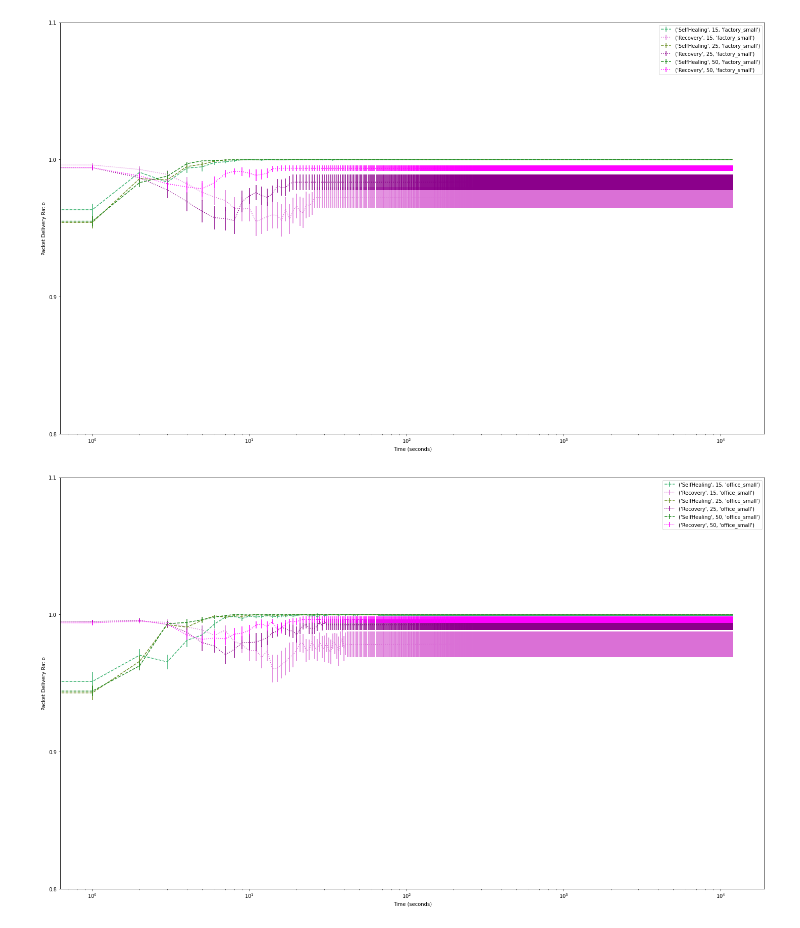
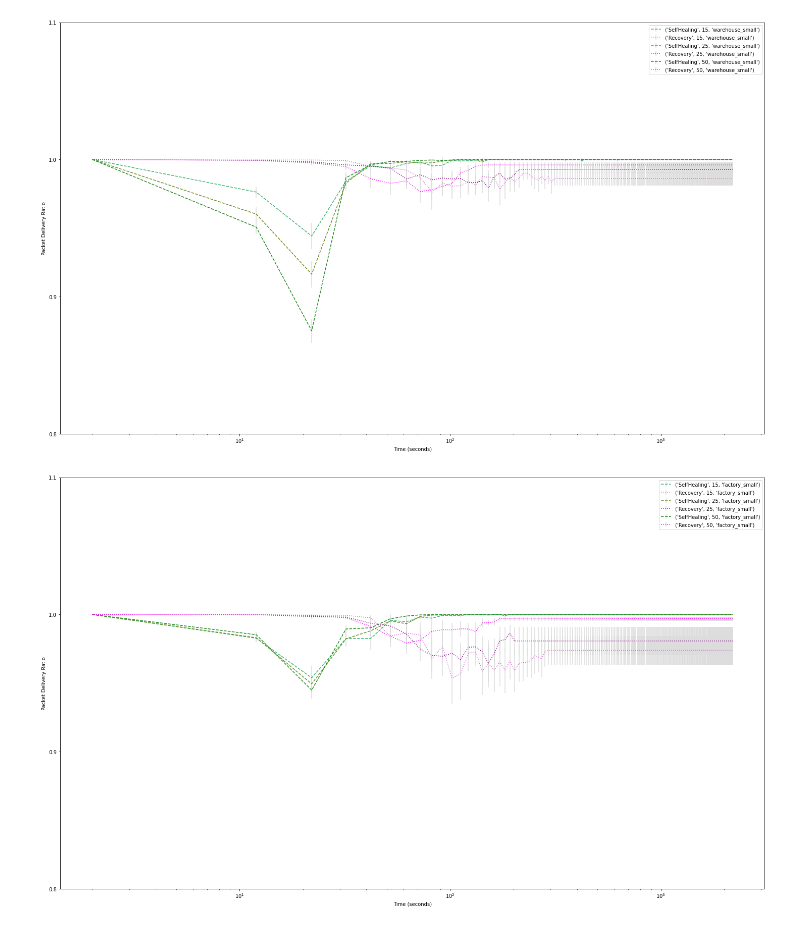
Before and after one commit to openwsn-berkeley/Atlas, a Jupyter notebook: AtlasAnalysis.ipynb, the cells around one changed output. Drawn from its saved outputs; the diff is of its cells as text; code cells hidden in the pictures.

Commit message:
#250. updated plots

```diff
--- a/AtlasAnalysis.ipynb
+++ b/AtlasAnalysis.ipynb
@@ -23,7 +23,7 @@ import ast
 
 pp       =  pprint.PrettyPrinter(compact=True)
 
-LOGFILES =  glob.glob('logs/3599_full/*.json' )
+LOGFILES =  glob.glob('logs/1800_full/*.json' )
 
 print(len(LOGFILES),"logs")
 
@@ -250,8 +314,9 @@ for file in LOGFILES:
 floorplans      = list(set([d['floorplan'] for d in data]))
 relayAlgorithms = list(set([d['relayAlgorithm'] for d in data]))
 numRobots       = list(set([d['numRobots'] for d in data]))
-
 numRobots.sort()
+timelines       = [d['time'] for d in data]
+maxtime         = max([t[-1] for t in timelines])
 
 for floorplan in floorplans:
     (fig,ax) = plt.subplots()
@@ -260,34 +325,34 @@ for floorplan in floorplans:
         toPlot = {}
         for relayAlgorithm in relayAlgorithms:
             toPlot[value] = {"mean": [], "yerr": []}
             for i in range(max([len(d['PDRs']) for d in data])):
                 try:
                     (m, h) = mean_confidence_interval(
                         [
                          d["PDRs"][i] for d in data            if
                          d['numRobots']      == value          and
                          d['floorplan']      == floorplan      and
                          d['relayAlgorithm'] == relayAlgorithm
                         ]
                     )
                 except:
                     pass
 
                 toPlot[value]["mean"] += [m]
                 toPlot[value]["yerr"] += [h]
-            x                         = range(len(toPlot[value]["mean"]))
+            x                         = np.arange(2, maxtime+10, 10)
             y                         = toPlot[value]["mean"]
             yerr                      = toPlot[value]["yerr"]
-            lines[(floorplan, value)] = ax.errorbar(x, y, yerr=yerr,linestyle=linestyles[relayAlgorithm],color=linecolors[(value, relayAlgorithm)],label=(relayAlgorithm, value, floorplan))
+            lines[(floorplan, value)] = ax.errorbar(x, y, yerr=yerr, ecolor="gainsboro", linestyle=linestyles[relayAlgorithm],color=linecolors[(value, relayAlgorithm)],label=(relayAlgorithm, value, floorplan))
 
     #convert x-axis to Logarithmic scale
     plt.xscale("log")
     plt.xlabel("Time (seconds)")
     ax.set_yticks(np.arange(0.8, 1.2, 0.1))
     plt.ylabel("Packet Delivery Ratio")
     plt.legend()
     alllines = lines
     plt.show()
 # %% [output]
-[figure, old version]
+[figure, new version]
-[figure, old version]
+[figure, new version]
```
Also changed, not shown: parts of 7 cells of this notebook, 1 other file.
